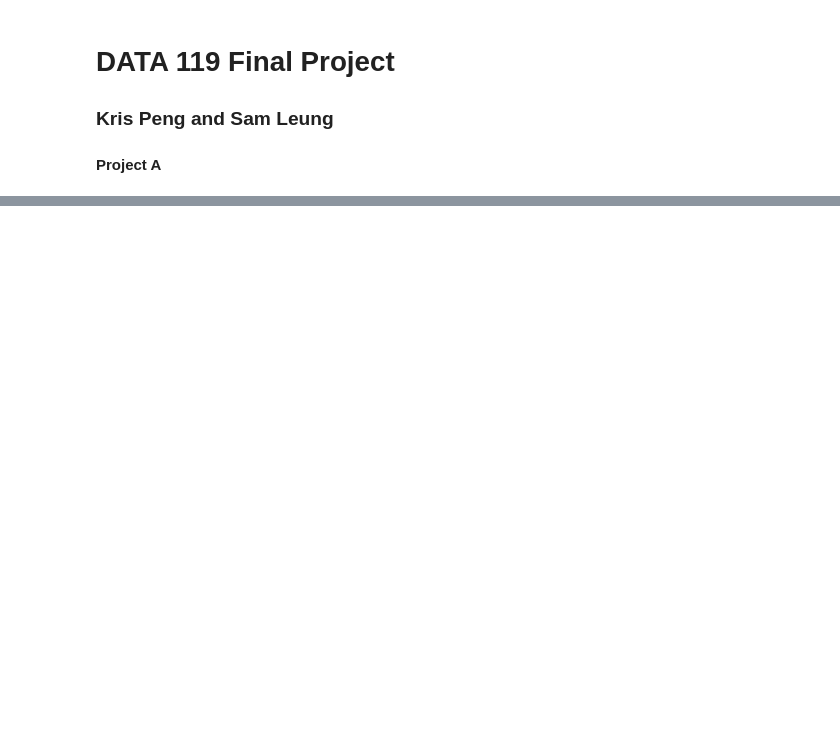
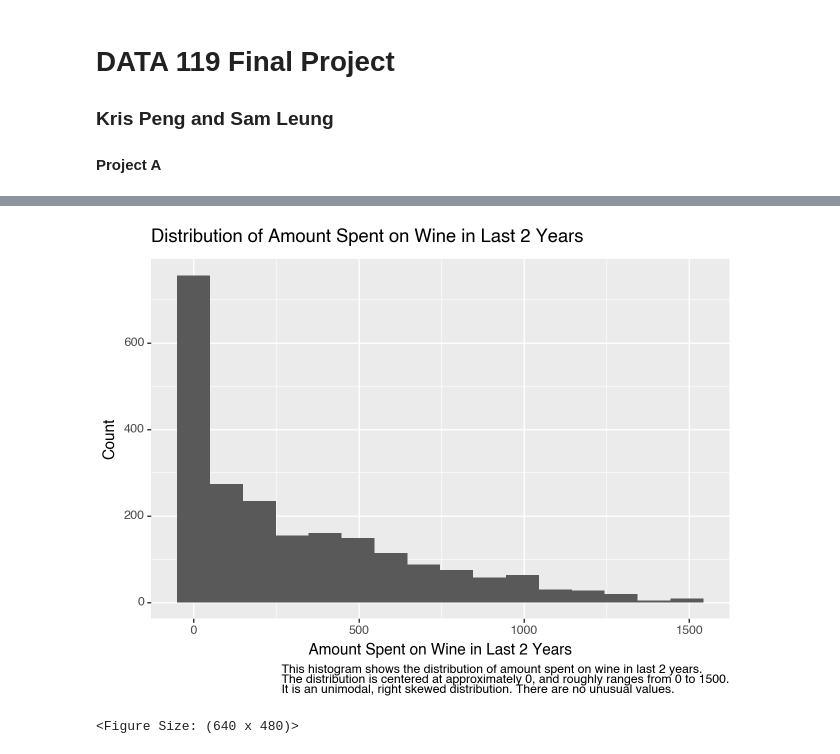
Before and after one commit to Kris-Peng/DATA119FINALProject, a Jupyter notebook: FinalProjectKrisSam.ipynb, the cells around one changed output, grey strips where cells are left out. Cells and saved outputs as stored; diff of their text form; code cells hidden in the pictures; blank space fills up the shorter version.

```diff
--- a/FinalProjectKrisSam.ipynb
+++ b/FinalProjectKrisSam.ipynb
@@ -398,0 +196,12 @@ The percent of missing values is  0.0 %
+# %%
+# Visualize the distirbution of variables
+(p9.ggplot(df) +
+ p9.aes (x = 'MntWines') +
+ p9.geom_histogram(bins=16)+
+ p9.labs(x = "Amount Spent on Wine in Last 2 Years", y = "Count",title= "Distribution of Amount Spent on Wine in Last 2 Years",
+         caption = "This histogram shows the distribution of amount spent on wine in last 2 years.\n" +
+          "The distribution is centered at approximately 0, and roughly ranges from 0 to 1500.\n" +
+          "It is an unimodal, right skewed distribution. There are no unusual values."))
+# %% [output]
+[figure, added]
+<Figure Size: (640 x 480)>
```
Also changed, not shown: parts of 56 cells of this notebook, 1 other file.
